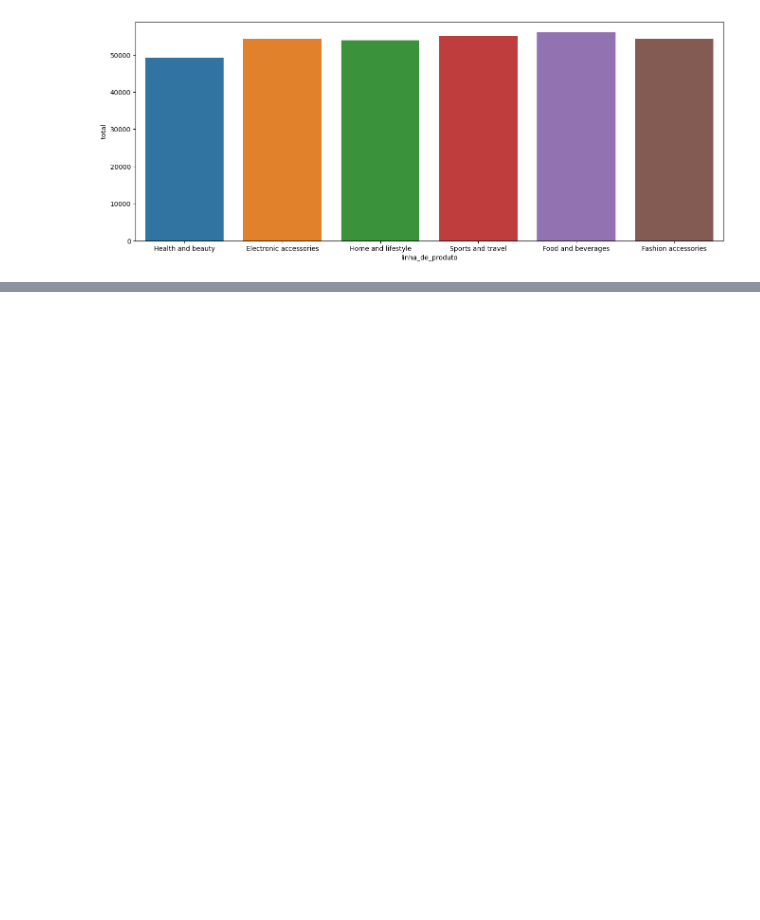
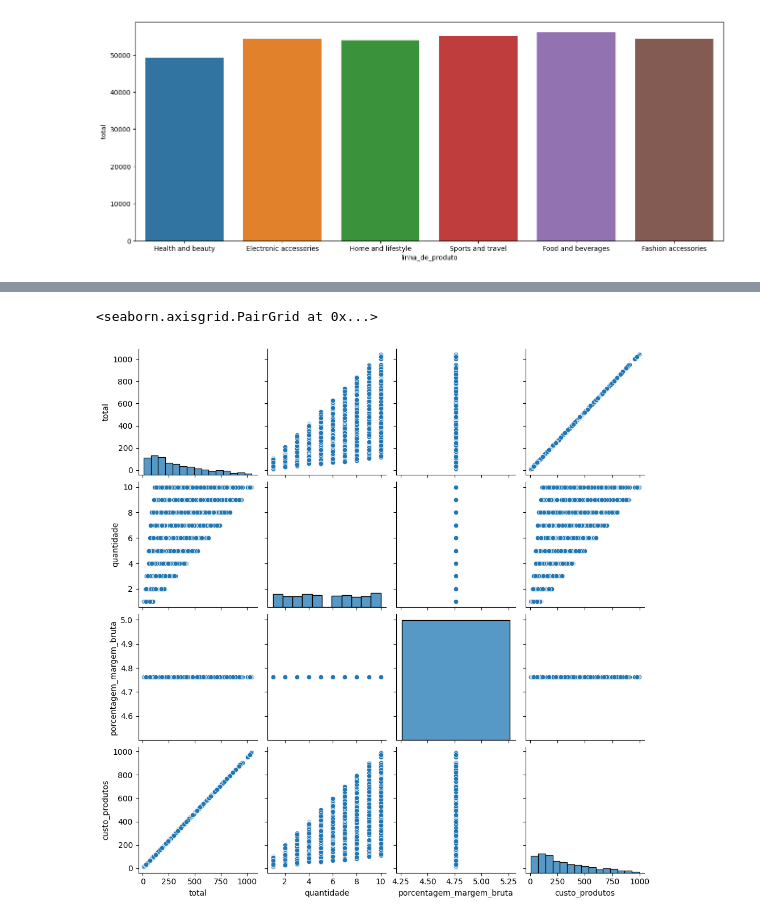
Before and after one commit to gbrfilipe/EDA-Vendas-de-Supermercado, a Jupyter notebook: analise.ipynb, the cells around one changed output, grey strips where cells are left out. Saved outputs shown, nothing was run; the diff lists cells and outputs as text; code cells hidden in the pictures; blank space fills up the shorter version.

```diff
--- a/analise.ipynb
+++ b/analise.ipynb
@@ -179,0 +218,5 @@ sns.barplot(data = df, x = "linha_de_produto", y = "total", estimator= "sum", er
+# %%
+sns.pairplot(data = df[['total', 'quantidade', 'porcentagem_margem_bruta', 'custo_produtos']])
+# %% [output]
+<seaborn.axisgrid.PairGrid at 0x...>
+[figure, added]
```
Also changed, not shown: parts of 15 cells of this notebook, 2 other files.
